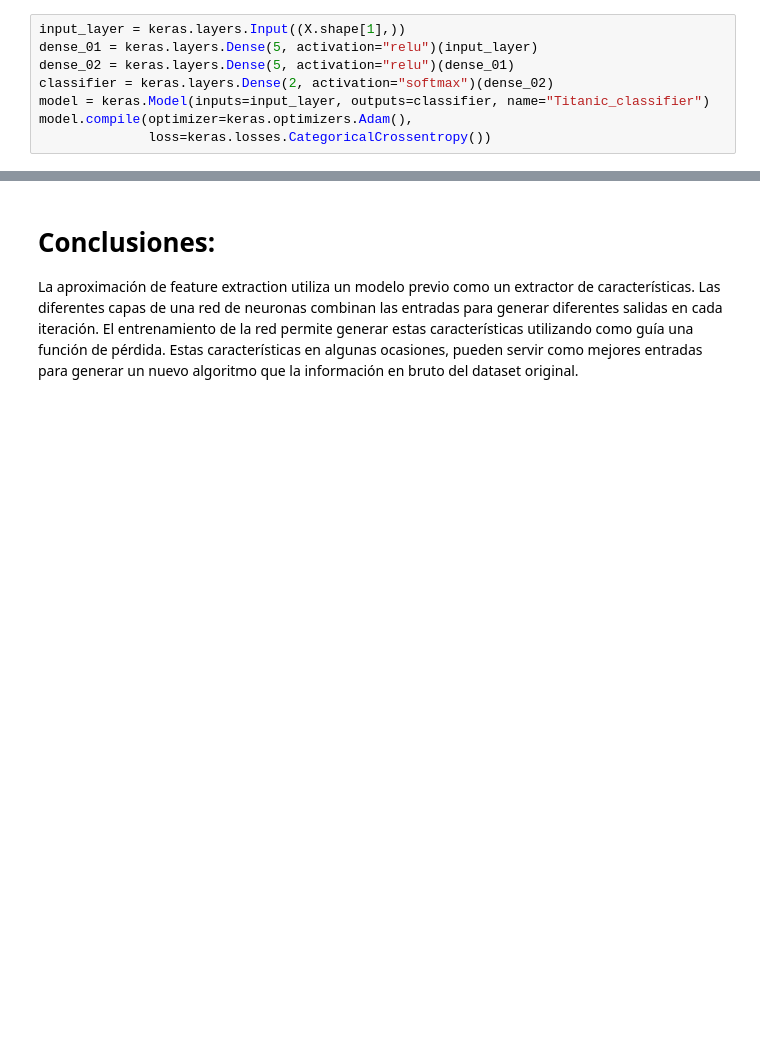
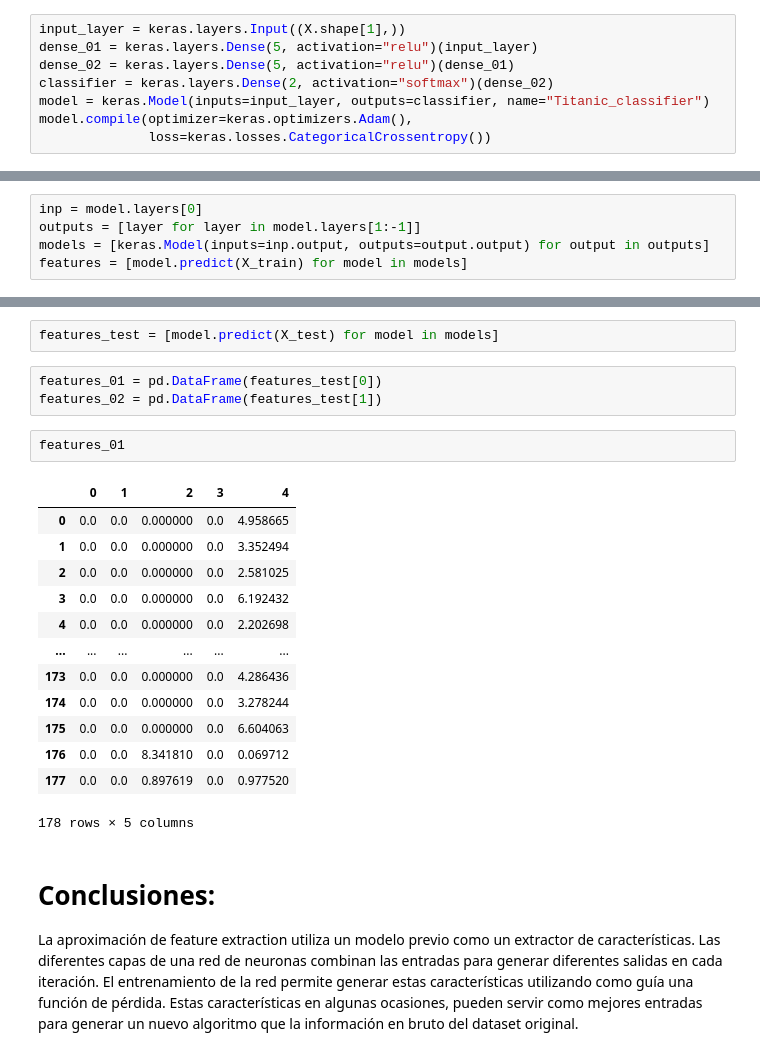
Before and after one commit to CuadraAlconero/IDAL_IA3_CuadraAlconero, a Jupyter notebook: Transfer_Learning.ipynb, the cells around one changed output, grey strips where cells are left out. Drawn from its saved outputs; the diff is of its cells as text; blank space fills up the shorter version.

```diff
--- a/Transfer_Learning.ipynb
+++ b/Transfer_Learning.ipynb
@@ -320,0 +368,5 @@ Epoch 20/20
+# %%
+inp = model.layers[0]
+outputs = [layer for layer in model.layers[1:-1]]
+models = [keras.Model(inputs=inp.output, outputs=output.output) for output in outputs]
+features = [model.predict(X_train) for model in models]
@@ -321,3 +396,24 @@ Epoch 20/20
+# %%
+features_test = [model.predict(X_test) for model in models]
+# %%
+features_01 = pd.DataFrame(features_test[0])
+features_02 = pd.DataFrame(features_test[1])
+# %%
+features_01
+# %% [output]
+|  | 0 | 1 | 2 | 3 | 4 |
+| 0 | 0.0 | 0.0 | 0.000000 | 0.0 | 4.958665 |
+| 1 | 0.0 | 0.0 | 0.000000 | 0.0 | 3.352494 |
+| 2 | 0.0 | 0.0 | 0.000000 | 0.0 | 2.581025 |
+| 3 | 0.0 | 0.0 | 0.000000 | 0.0 | 6.192432 |
+| 4 | 0.0 | 0.0 | 0.000000 | 0.0 | 2.202698 |
+| ... | ... | ... | ... | ... | ... |
+| 173 | 0.0 | 0.0 | 0.000000 | 0.0 | 4.286436 |
+| 174 | 0.0 | 0.0 | 0.000000 | 0.0 | 3.278244 |
+| 175 | 0.0 | 0.0 | 0.000000 | 0.0 | 6.604063 |
+| 176 | 0.0 | 0.0 | 8.341810 | 0.0 | 0.069712 |
+| 177 | 0.0 | 0.0 | 0.897619 | 0.0 | 0.977520 |
+178 rows × 5 columns
 # %% [markdown]
 # Conclusiones:
 
```
Also changed, not shown: parts of 13 cells of this notebook.
